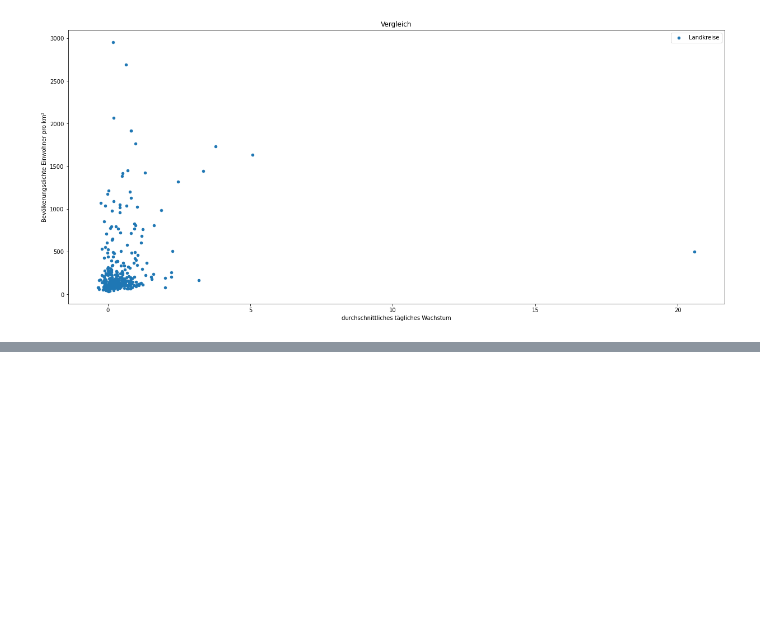
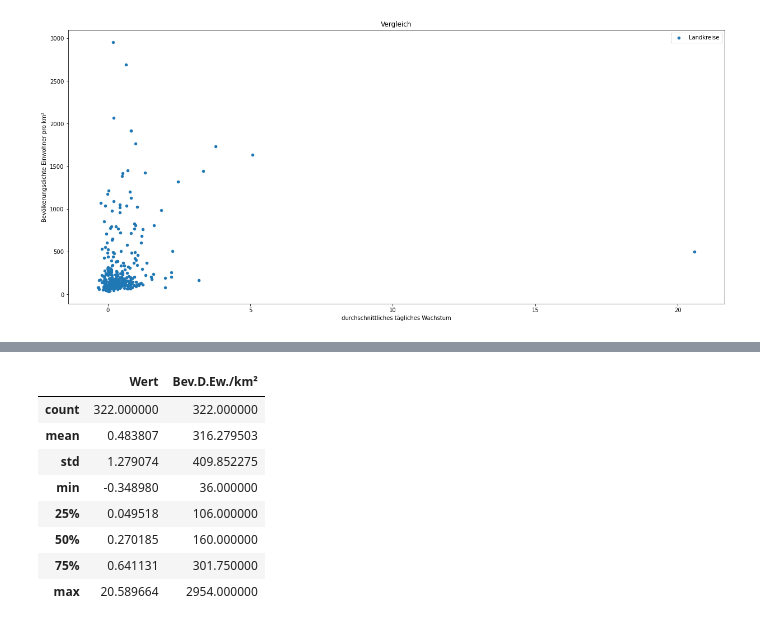
Before and after one commit to Jubo30/Data-Science-Project, a Jupyter notebook: Täglicher Zuwachs Deutschland.ipynb, the cells around one changed output, grey strips where cells are left out. Cells and saved outputs as stored; diff of their text form; code cells hidden in the pictures; blank space fills up the shorter version.

```diff
--- a/Täglicher Zuwachs Deutschland.ipynb
+++ b/Täglicher Zuwachs Deutschland.ipynb
@@ -1065,0 +1078,12 @@ Text(0, 0.5, 'Bevölkerungsdichte Einwohner pro km²')
+# %%
+abc.describe()
+# %% [output]
+|  | Wert | Bev.D.Ew./km² |
+| count | 322.000000 | 322.000000 |
+| mean | 0.483807 | 316.279503 |
+| std | 1.279074 | 409.852275 |
+| min | -0.348980 | 36.000000 |
+| 25% | 0.049518 | 106.000000 |
+| 50% | 0.270185 | 160.000000 |
+| 75% | 0.641131 | 301.750000 |
+| max | 20.589664 | 2954.000000 |
```
Also changed, not shown: parts of 10 cells of this notebook.
